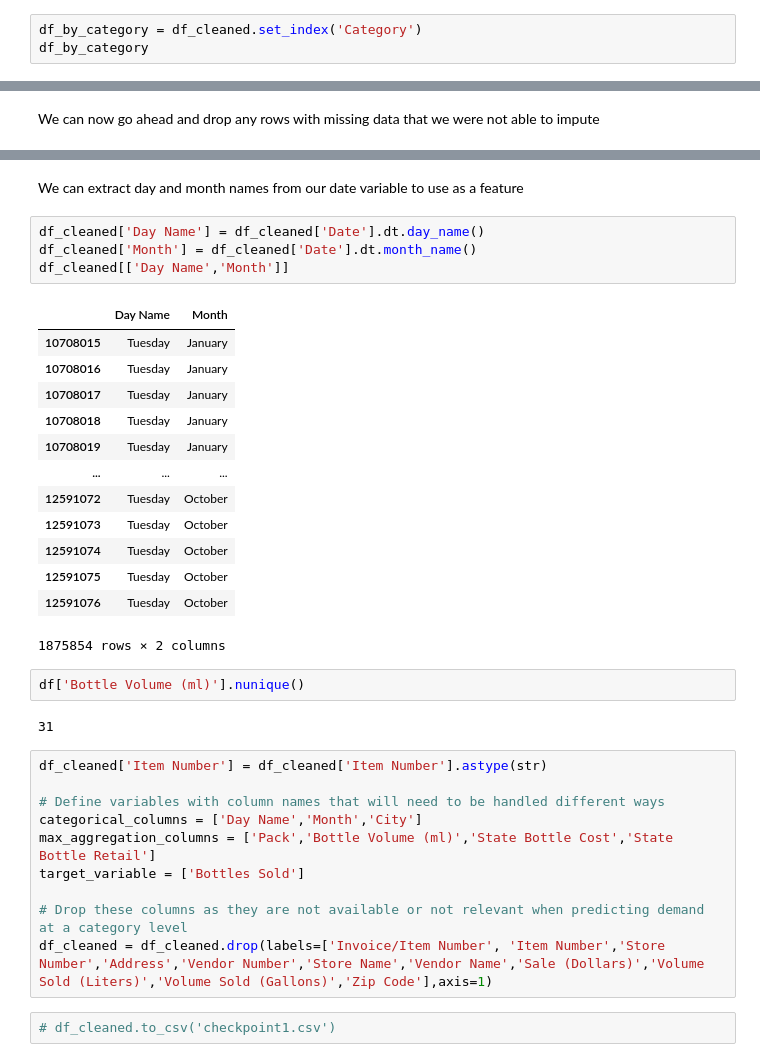
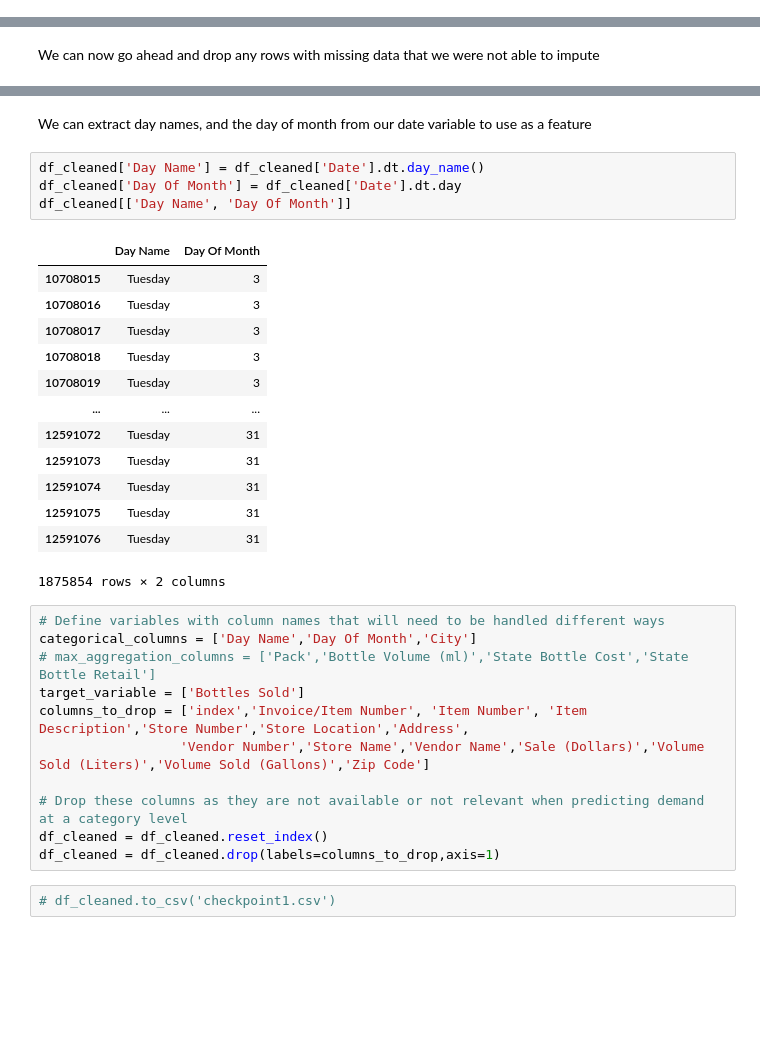
Before and after one commit to trycatchexcept/ds_schulich_final_project, a Jupyter notebook: code.ipynb, the cells around one changed output, grey strips where cells are left out. Saved outputs shown, nothing was run; the diff lists cells and outputs as text; blank space fills up the shorter version.

```diff
--- a/code.ipynb
+++ b/code.ipynb
@@ -243,6 +247,3 @@ array([], dtype=float64)
 # Check if there is a pattern of missing values in the Category Name column
 for cat in df_cleaned[df_cleaned['Category Name'].isna()][['Category Name','Category']]['Category'].unique():
     print(cat,":\n ",df_cleaned[df_cleaned['Category'] == cat]['Category Name'].value_counts(dropna=False).sort_index())
-# %%
-df_by_category = df_cleaned.set_index('Category')
-df_by_category
@@ -349,37 +317,34 @@ dtype: float64
 # %% [markdown]
-We can extract day and month names from our date variable to use as a feature
+We can extract day names, and the day of month from our date variable to use as a feature
 # %%
 df_cleaned['Day Name'] = df_cleaned['Date'].dt.day_name()
-df_cleaned['Month'] = df_cleaned['Date'].dt.month_name()
-df_cleaned[['Day Name','Month']]
+df_cleaned['Day Of Month'] = df_cleaned['Date'].dt.day
+df_cleaned[['Day Name', 'Day Of Month']]
 # %% [output]
-|  | Day Name | Month |
-| 10708015 | Tuesday | January |
-| 10708016 | Tuesday | January |
-| 10708017 | Tuesday | January |
-| 10708018 | Tuesday | January |
-| 10708019 | Tuesday | January |
+|  | Day Name | Day Of Month |
+| 10708015 | Tuesday | 3 |
+| 10708016 | Tuesday | 3 |
+| 10708017 | Tuesday | 3 |
+| 10708018 | Tuesday | 3 |
+| 10708019 | Tuesday | 3 |
 | ... | ... | ... |
-| 12591072 | Tuesday | October |
-| 12591073 | Tuesday | October |
-| 12591074 | Tuesday | October |
-| 12591075 | Tuesday | October |
-| 12591076 | Tuesday | October |
+| 12591072 | Tuesday | 31 |
+| 12591073 | Tuesday | 31 |
+| 12591074 | Tuesday | 31 |
+| 12591075 | Tuesday | 31 |
+| 12591076 | Tuesday | 31 |
 1875854 rows × 2 columns
-# %%
-df['Bottle Volume (ml)'].nunique()
-# %% [output]
-31
 # %%
-df_cleaned['Item Number'] = df_cleaned['Item Number'].astype(str)
-
 # Define variables with column names that will need to be handled different ways
-categorical_columns = ['Day Name','Month','City']
-max_aggregation_columns = ['Pack','Bottle Volume (ml)','State Bottle Cost','State Bottle Retail']
+categorical_columns = ['Day Name','Day Of Month','City']
+# max_aggregation_columns = ['Pack','Bottle Volume (ml)','State Bottle Cost','State Bottle Retail']
 target_variable = ['Bottles Sold']
+columns_to_drop = ['index','Invoice/Item Number', 'Item Number', 'Item Description','Store Number','Store Location','Address',
+                  'Vendor Number','Store Name','Vendor Name','Sale (Dollars)','Volume Sold (Liters)','Volume Sold (Gallons)','Zip Code']
 
 # Drop these columns as they are not available or not relevant when predicting demand at a category level
-df_cleaned = df_cleaned.drop(labels=['Invoice/Item Number', 'Item Number','Store Number','Address','Vendor Number','Store Name','Vendor Name','Sale (Dollars)','Volume Sold (Liters)','Volume Sold (Gallons)','Zip Code'],axis=1)
+df_cleaned = df_cleaned.reset_index()
+df_cleaned = df_cleaned.drop(labels=columns_to_drop,axis=1)
 # %%
 # df_cleaned.to_csv('checkpoint1.csv')
 # %% [markdown]
```
Also changed, not shown: parts of 32 cells of this notebook.
